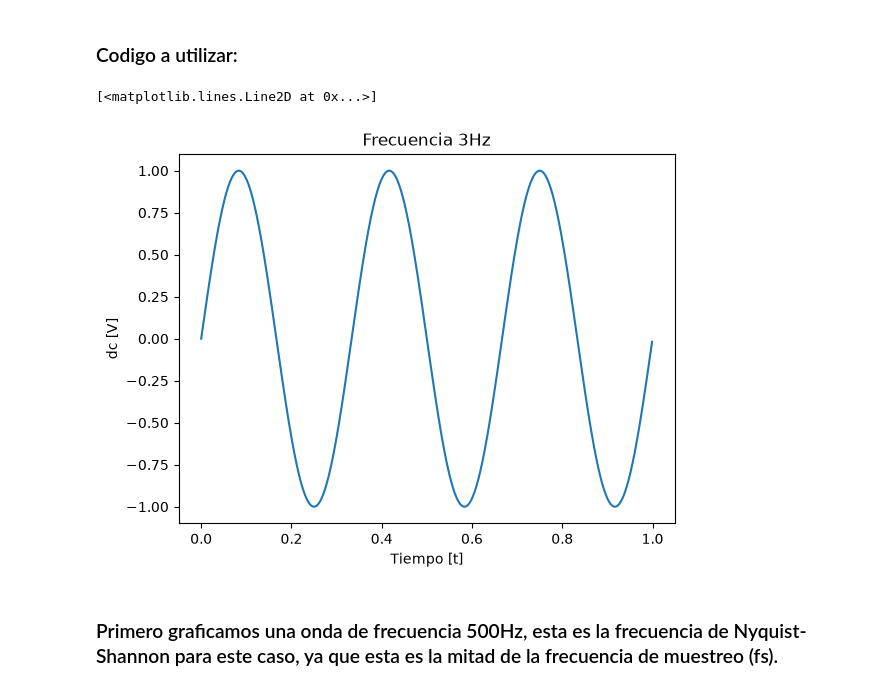
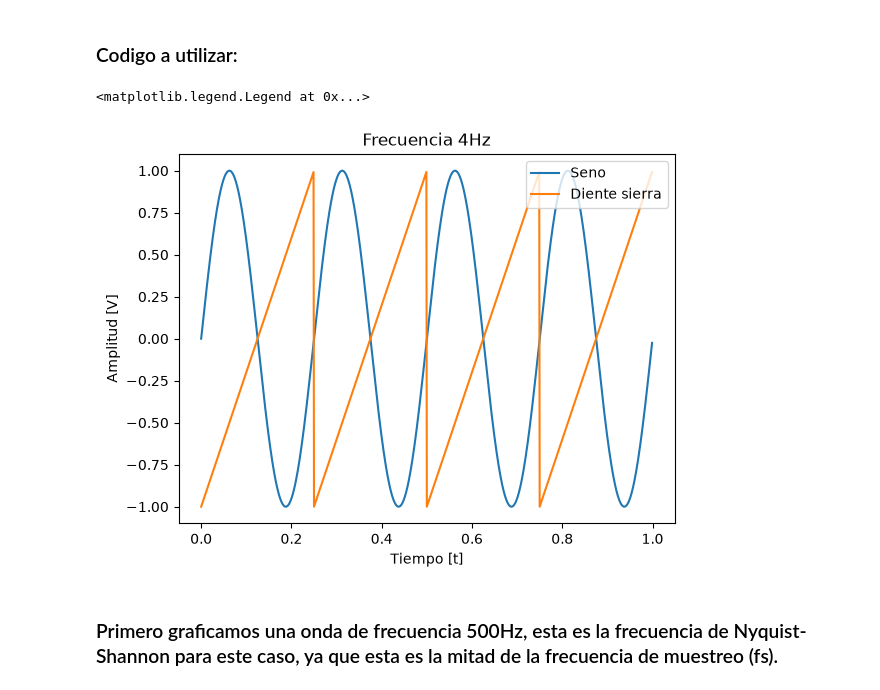
Before and after one commit to Nicolas-Bravo-B/APS, a Jupyter notebook: TS0_Nicolas_Bravo_Behnke.ipynb, the cells around one changed output. Cells and saved outputs as stored; diff of their text form; code cells hidden in the pictures.

```diff
--- a/TS0_Nicolas_Bravo_Behnke.ipynb
+++ b/TS0_Nicolas_Bravo_Behnke.ipynb
@@ -8,7 +8,7 @@
 # %%
 import numpy as np
 import matplotlib.pyplot as plt
-
+import scipy as scp
 
 #%% Definiciones
 
@@ -23,6 +23,13 @@ def mi_funcion_sen( vmax = 1, dc = 0, ff = 1, ph=0, nn = N, fs = fs):
     xx = vmax*np.sin(2*np.pi * ff * tt + ph) + dc
 
     return (tt, xx)
+
+def mi_funcion_saw (vmax = 1, dc = 0, ff = 1, ph = 0, nn = N, fs = fs):
+
+    ts = np.arange(start=0, stop=nn/fs, step=1/fs)
+    xs = scp.signal.sawtooth(2 * np.pi * ff * tt + ph) + dc
+
+    return (ts, xs)
 #%% Uso de funciones
 
 vmax = 1        #[volts]
@@ -31,15 +38,21 @@ ph = 0      #[rad]
 nn = N      #[muestras]
 fs = fs         #[Hz]
 # %%
-ff = 3#[Hz] "ciclos que entran en la muestra
+ff = 4#[Hz] "ciclos que entran en la muestra
 tt, xx = mi_funcion_sen(vmax, dc, ff, ph, nn, fs)
+ts, xs = mi_funcion_saw(vmax, dc, ff, ph, nn, fs)
 plt.title(f"Frecuencia {ff}Hz")
 plt.xlabel("Tiempo [t]")
-plt.ylabel("dc [V]")
-plt.plot(tt, xx)
+plt.ylabel("Amplitud [V]")
+plt.plot(tt, xx, label='Seno')
+
+plt.xlabel("Tiempo [t]")
+plt.ylabel("Amplitud [V]")
+plt.plot(ts, xs, label='Diente sierra')
+plt.legend(loc=1)
 # %% [output]
-[<matplotlib.lines.Line2D at 0x...>]
+<matplotlib.legend.Legend at 0x...>
-[figure, old version]
+[figure, new version]
 # %% [markdown]
 ### Primero graficamos una onda de frecuencia 500Hz, esta es la frecuencia de Nyquist-Shannon para este caso, ya que esta es la mitad de la frecuencia de muestreo (fs).
 # %%
```
